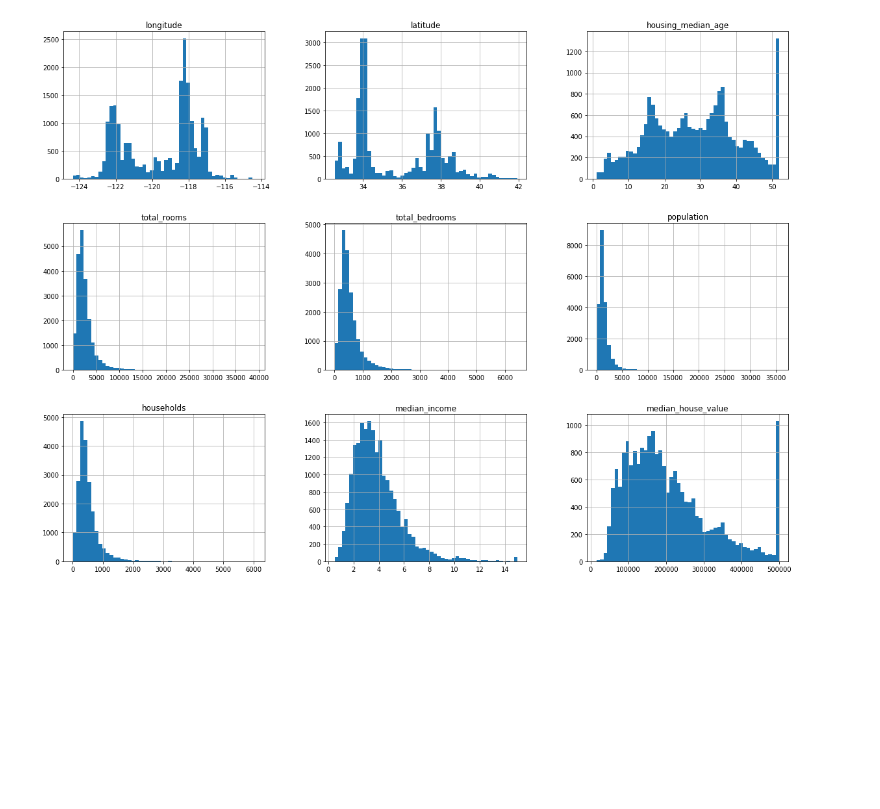
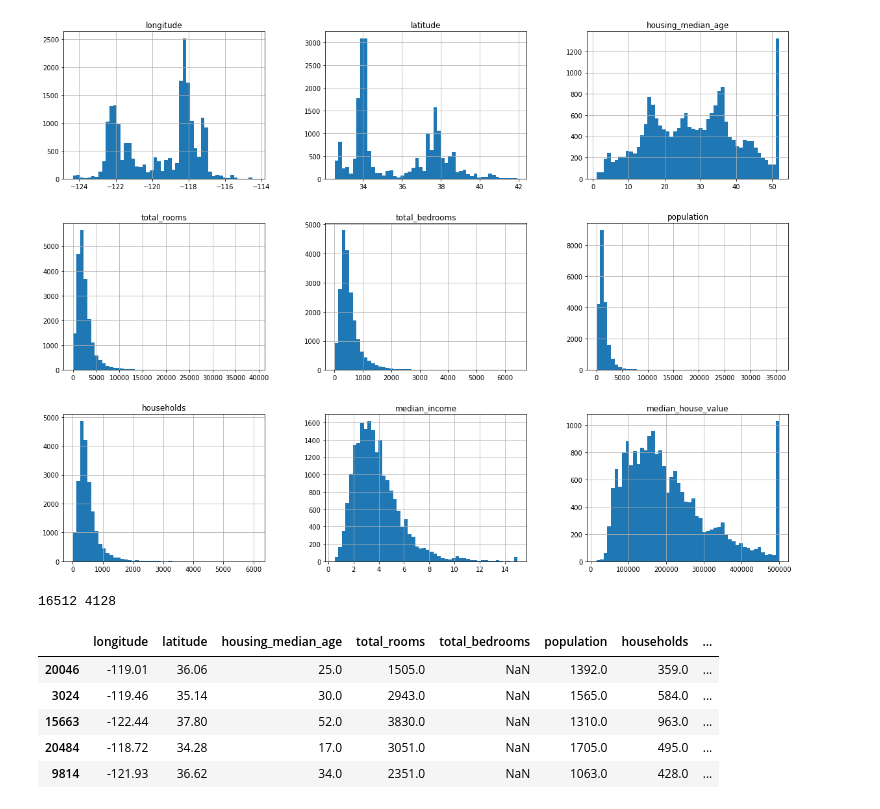
Before and after one commit to haebzzzang/dachungcam, a Jupyter notebook: 3week/chapter 02.ipynb, the cells around one changed output. Cells and saved outputs as stored; diff of their text form; code cells hidden in the pictures; blank space fills up the shorter version.

```diff
--- a/3week/chapter 02.ipynb
+++ b/3week/chapter 02.ipynb
@@ -59,3 +59,36 @@ housing.hist(bins = 50, figsize = (20, 15))
 plt.show()
 # %% [output]
 [figure]
+# %%
+# 노트북 실행 결과 동일
+np.random.seed(42)
+
+# 테스트를 위한 함수. 실전에서는 사이킷런의 train_test_split() 함수 사용
+def split_train_test(data, test_ratio) :
+    # np.random.permutation() : 무작위로 섞인 배열 생성
+    shuffled_indices = np.random.permutation(len(data))
+    test_set_size = int(len(data) * test_ratio)
+    test_indices = shuffled_indices[:test_set_size]
+    train_indices = shuffled_indices[test_set_size:]
+    # loc은 행/열의 index로 접근, iloc은 행/열의 순서로 접근
+    return data.iloc[train_indices], data.iloc[test_indices]
+
+
+train_set, test_set = split_train_test(housing, .2)
+print(len(train_set), len(test_set))
+# %% [output]
+16512 4128
+# %%
+## 사이킷런의 train_test_split 함수 사용
+from sklearn.model_selection import train_test_split
+
+train_set, test_set = train_test_split(housing, test_size = .2, random_state = 42)
+
+test_set.head()
+# %% [output]
+|  | longitude | latitude | housing_median_age | total_rooms | total_bedrooms | population | households | ... |
+| 20046 | -119.01 | 36.06 | 25.0 | 1505.0 | NaN | 1392.0 | 359.0 | ... |
+| 3024 | -119.46 | 35.14 | 30.0 | 2943.0 | NaN | 1565.0 | 584.0 | ... |
+| 15663 | -122.44 | 37.80 | 52.0 | 3830.0 | NaN | 1310.0 | 963.0 | ... |
+| 20484 | -118.72 | 34.28 | 17.0 | 3051.0 | NaN | 1705.0 | 495.0 | ... |
+| 9814 | -121.93 | 36.62 | 34.0 | 2351.0 | NaN | 1063.0 | 428.0 | ... |
```
